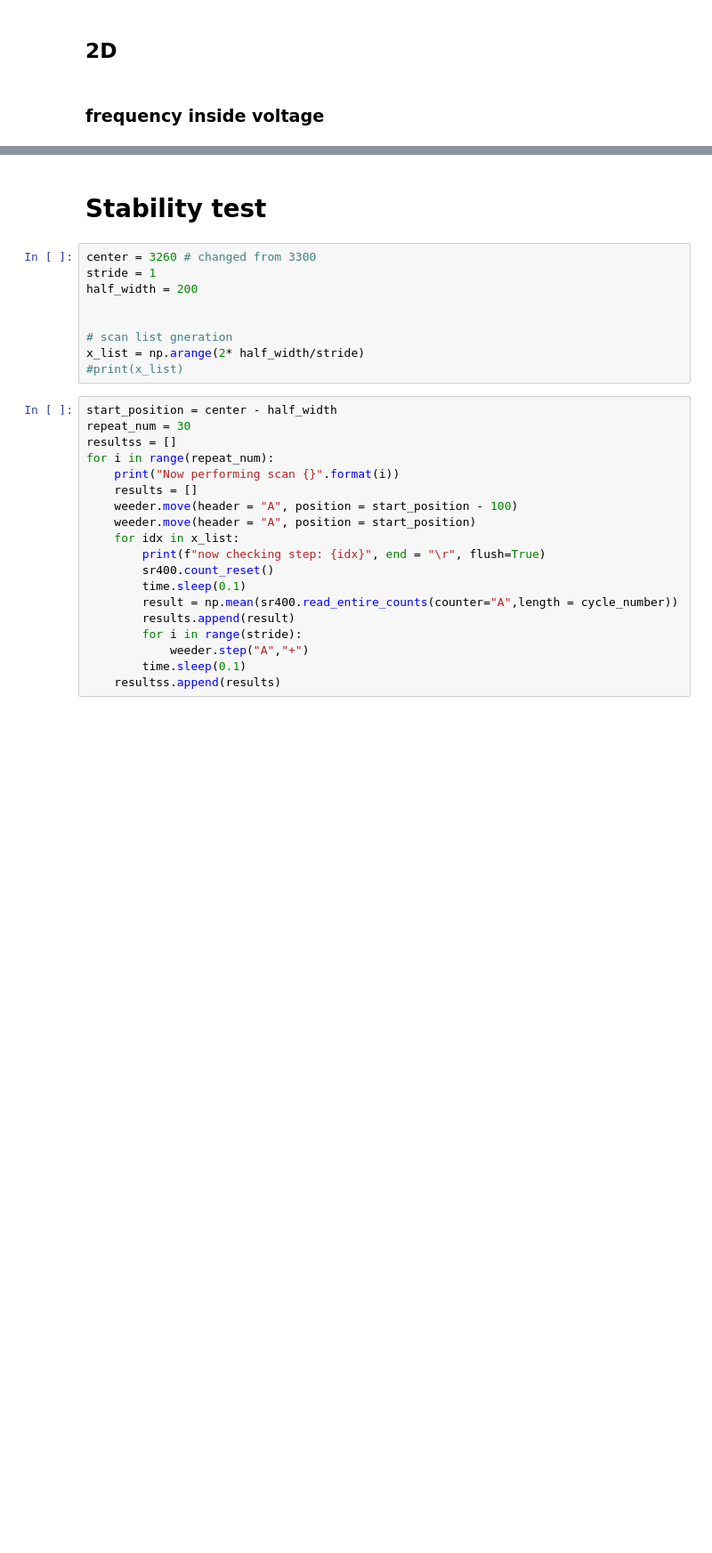
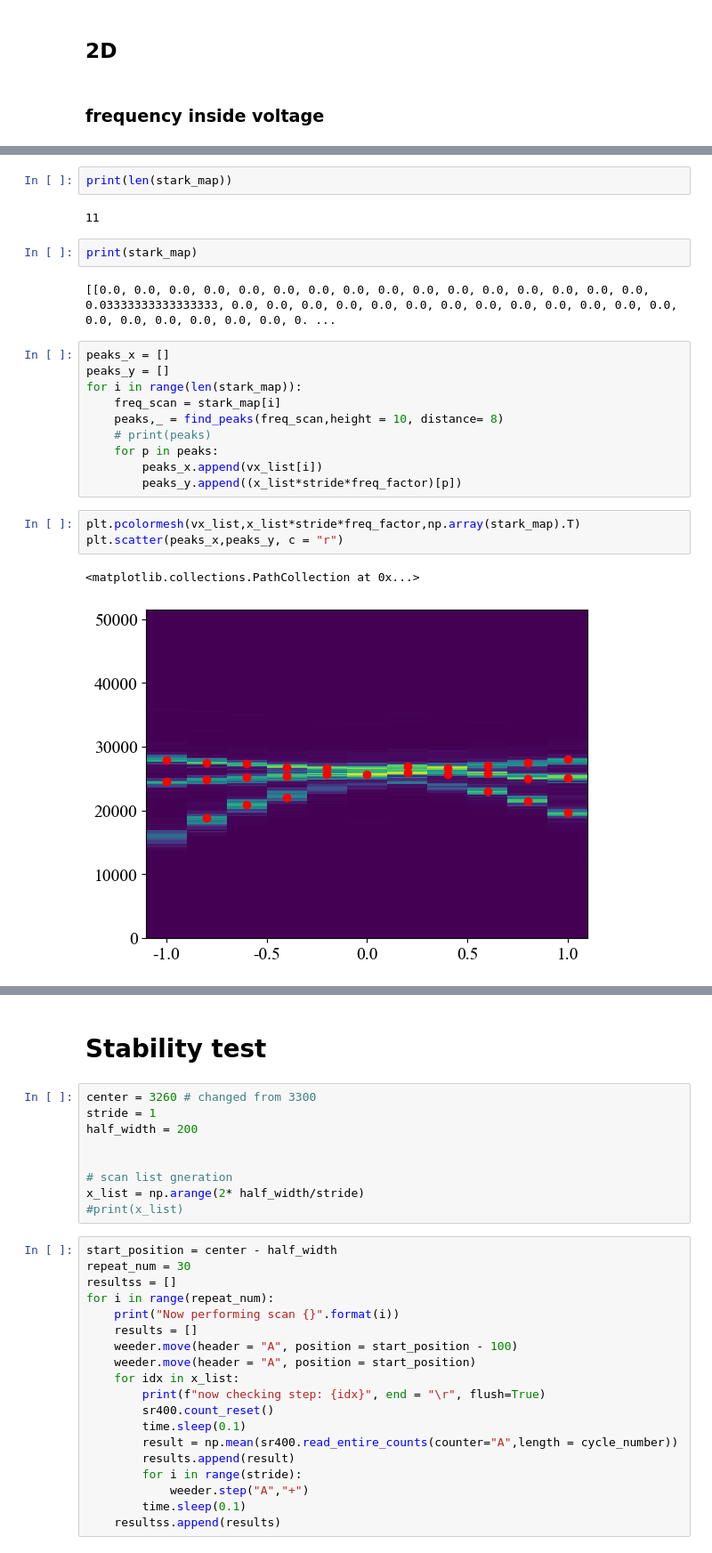
Before and after one commit to FENG-MengLong/ExperimentCode, a Jupyter notebook: 2025.11.30.ipynb, the cells around one changed output, grey strips where cells are left out. Shown at 89% size. Cells and saved outputs as stored; diff of their text form; blank space fills up the shorter version.

```diff
--- a/2025.11.30.ipynb
+++ b/2025.11.30.ipynb
@@ -192,0 +332,24 @@ ps.Plot3D(x = v_list, y =x_list*stride*freq_factor , Z = stark_map,
+# %%
+print(len(stark_map))
+# %% [output]
+11
+# %%
+print(stark_map)
+# %% [output]
+[[0.0, 0.0, 0.0, 0.0, 0.0, 0.0, 0.0, 0.0, 0.0, 0.0, 0.0, 0.0, 0.0, 0.0, 0.0, 0.0, 0.03333333333333333, 0.0, 0.0, 0.0, 0.0, 0.0, 0.0, 0.0, 0.0, 0.0, 0.0, 0.0, 0.0, 0.0, 0.0, 0.0, 0.0, 0.0, 0.0, 0.0, 0. ...
+# %%
+peaks_x = []
+peaks_y = []
+for i in range(len(stark_map)):
+    freq_scan = stark_map[i]
+    peaks,_ = find_peaks(freq_scan,height = 10, distance= 8)
+    # print(peaks)
+    for p in peaks:
+        peaks_x.append(vx_list[i])
+        peaks_y.append((x_list*stride*freq_factor)[p])
+# %%
+plt.pcolormesh(vx_list,x_list*stride*freq_factor,np.array(stark_map).T)
+plt.scatter(peaks_x,peaks_y, c = "r")
+# %% [output]
+<matplotlib.collections.PathCollection at 0x...>
+[figure, added]
```
Also changed, not shown: parts of 23 cells of this notebook.
